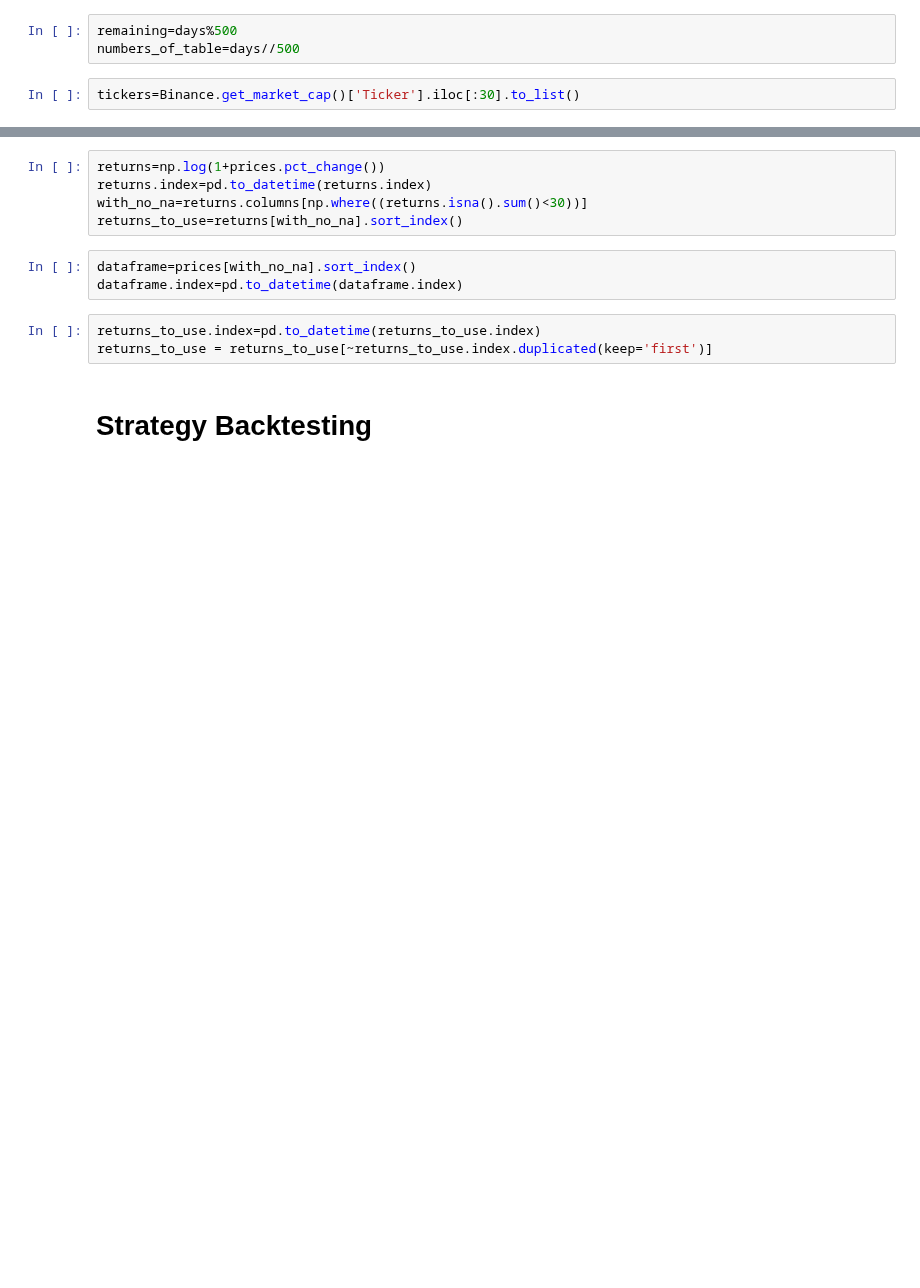
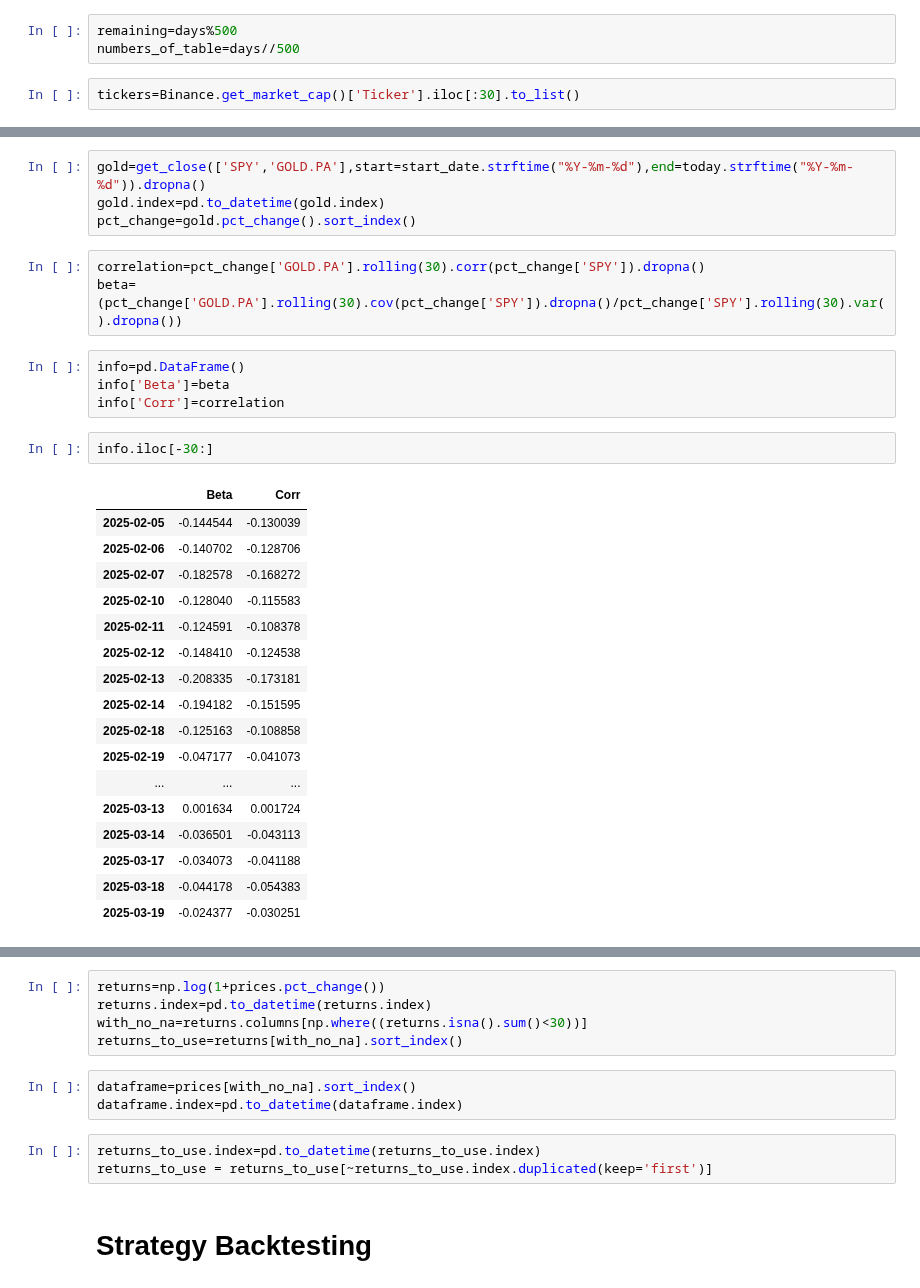
Before and after one commit to niroojane/Risk-Management, a Jupyter notebook: Active Crypto Strategy.ipynb, the cells around one changed output, grey strips where cells are left out. Cells and saved outputs as stored; diff of their text form; blank space fills up the shorter version.

```diff
--- a/Active Crypto Strategy.ipynb
+++ b/Active Crypto Strategy.ipynb
@@ -46,0 +50,31 @@ prices['OMUSDT']=omusdt
+# %%
+gold=get_close(['SPY','GOLD.PA'],start=start_date.strftime("%Y-%m-%d"),end=today.strftime("%Y-%m-%d")).dropna()
+gold.index=pd.to_datetime(gold.index)
+pct_change=gold.pct_change().sort_index()
+# %%
+correlation=pct_change['GOLD.PA'].rolling(30).corr(pct_change['SPY']).dropna()
+beta=(pct_change['GOLD.PA'].rolling(30).cov(pct_change['SPY']).dropna()/pct_change['SPY'].rolling(30).var().dropna())
+# %%
+info=pd.DataFrame()
+info['Beta']=beta
+info['Corr']=correlation
+# %%
+info.iloc[-30:]
+# %% [output]
+|  | Beta | Corr |
+| 2025-02-05 | -0.144544 | -0.130039 |
+| 2025-02-06 | -0.140702 | -0.128706 |
+| 2025-02-07 | -0.182578 | -0.168272 |
+| 2025-02-10 | -0.128040 | -0.115583 |
+| 2025-02-11 | -0.124591 | -0.108378 |
+| 2025-02-12 | -0.148410 | -0.124538 |
+| 2025-02-13 | -0.208335 | -0.173181 |
+| 2025-02-14 | -0.194182 | -0.151595 |
+| 2025-02-18 | -0.125163 | -0.108858 |
+| 2025-02-19 | -0.047177 | -0.041073 |
+| ... | ... | ... |
+| 2025-03-13 | 0.001634 | 0.001724 |
+| 2025-03-14 | -0.036501 | -0.043113 |
+| 2025-03-17 | -0.034073 | -0.041188 |
+| 2025-03-18 | -0.044178 | -0.054383 |
+| 2025-03-19 | -0.024377 | -0.030251 |
```
Also changed, not shown: parts of 13 cells of this notebook.
